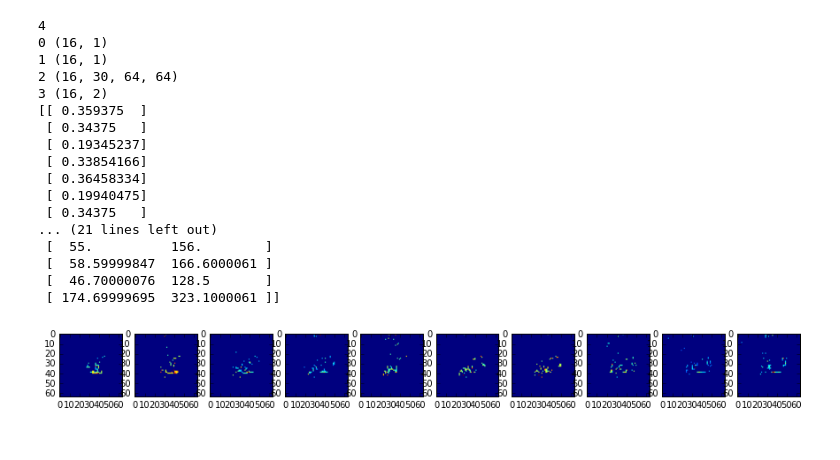
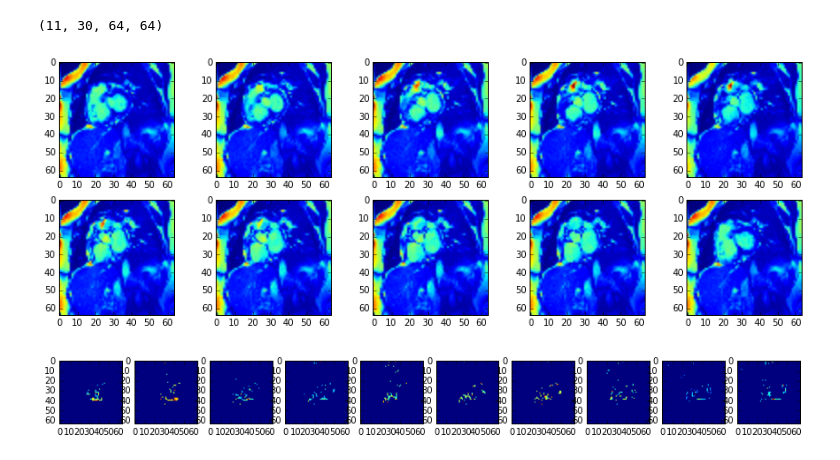
Before and after one commit to tfjgeorge/kaggle-heart, a Jupyter notebook: Data test auto diff.ipynb, the cells around one changed output. Saved outputs shown, nothing was run; the diff lists cells and outputs as text; code cells hidden in the pictures.

```diff
--- a/Data test auto diff.ipynb
+++ b/Data test auto diff.ipynb
@@ -8,35 +8,25 @@ from scipy import ndimage
 # %%
 from fuel.streams import ServerDataStream
 
-train_stream = ServerDataStream(('sax_features','targets'), False)
+train_stream = ServerDataStream(('sax_features', 'targets', 'cases', 'sax', 'multiplier'), False)
 # %%
 ei = train_stream.get_epoch_iterator()
-# %%
-d = next(ei)
-print len(d)
-for i in range(4):
-    print i, d[i].shape
-    #print d[i]
-print d[1]
-print d[3]
-# %% [output]
-4
-0 (16, 1)
-1 (16, 1)
-2 (16, 30, 64, 64)
-3 (16, 2)
-[[ 0.359375  ]
- [ 0.34375   ]
- [ 0.19345237]
- [ 0.33854166]
- [ 0.36458334]
- [ 0.19940475]
- [ 0.34375   ]
-... (21 lines left out)
- [  55.          156.        ]
- [  58.59999847  166.6000061 ]
- [  46.70000076  128.5       ]
- [ 174.69999695  323.1000061 ]]
+# %%
+a = ei.next()
+batch_size = len(a[0])
+# %%
+for i in range(batch_size):
+    assert(a[3][0].shape == a[3][i].shape)
+a[3][0].shape
+# %% [output]
+(11, 30, 64, 64)
+# %%
+plt.figure(figsize=(15, 5))
+for i in range(10):
+    plt.subplot(2, 5, i)
+    plt.imshow(a[3][0][0][i])
+# %% [output]
+[figure, added]
 # %%
 for i in range(min(10, len(d[1]))):
     plt.figure(figsize=(15, 5))
```
Also changed, not shown: 3 other files.
